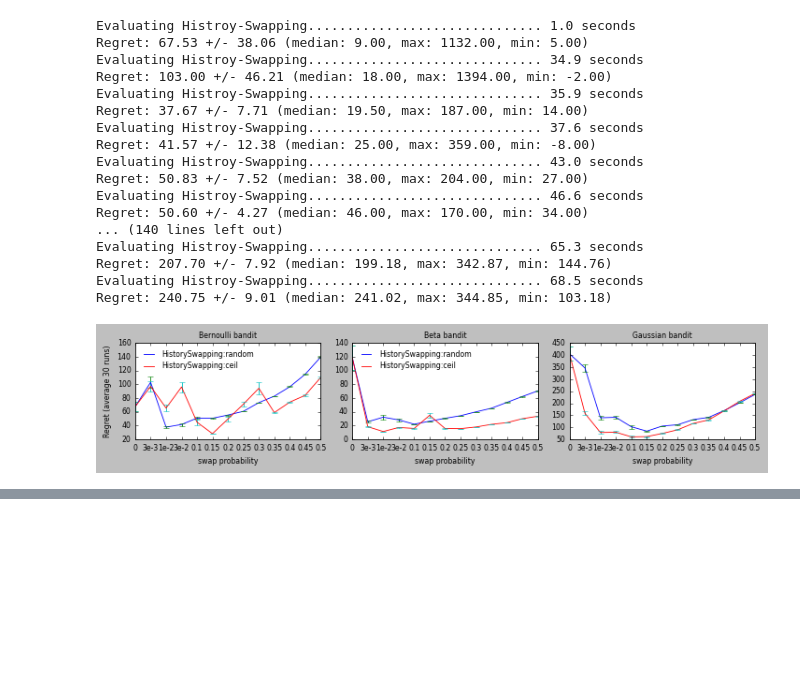
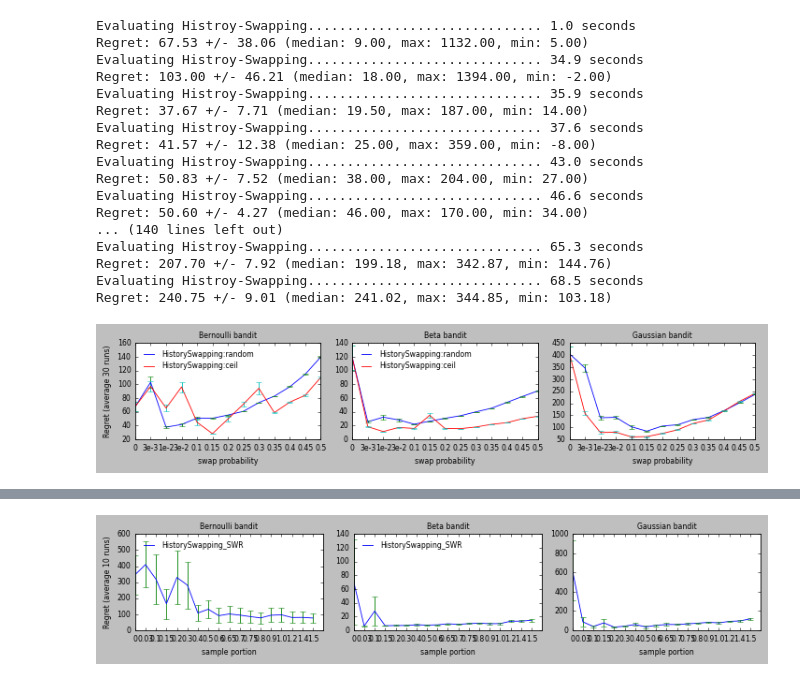
Before and after one commit to MyTHWN/Bandit-Randomization-Algorithms, a Jupyter notebook: notebooks/HSE_parallel_tune.ipynb, the cells around one changed output, grey strips where cells are left out. Saved outputs shown, nothing was run; the diff lists cells and outputs as text; code cells hidden in the pictures; blank space fills up the shorter version.

```diff
--- a/notebooks/HSE_parallel_tune.ipynb
+++ b/notebooks/HSE_parallel_tune.ipynb
@@ -82,10 +82,11 @@ for fig in range(3):
                         "sample_method": sample_method}, env, n, num_process=12)
             cum_regret = regret.sum(axis=0)
             regret_means.append(cum_regret.mean())
-            regret_vars.append(cum_regret.std()/num_runs)
+            regret_vars.append(cum_regret.std()/np.sqrt(num_runs))
 
-        plt.plot(x_axis, regret_means, dashes=linestyle2dashes('-'), label=alg+':'+sample_method)
-        plt.errorbar(x_axis, regret_means, regret_vars, fmt="none")#, ecolor=colors[alg])
+        plt.plot(x_axis, regret_means, dashes=linestyle2dashes('-'),
+                 label=alg+':'+sample_method)
+        plt.errorbar(x_axis, regret_means, regret_vars, fmt="none")
         plt.xticks(x_axis, swap_probs_labels)
 
   if fig == 0:
@@ -127,3 +128,74 @@ Regret: 207.70 +/- 7.92 (median: 199.18, max: 342.87, min: 144.76)
 Evaluating Histroy-Swapping.............................. 68.5 seconds
 Regret: 240.75 +/- 9.01 (median: 241.02, max: 344.85, min: 103.18)
 [figure]
+# %%
+import datetime
+
+sample_portions = [0, 3e-2, 0.1, 0.15, 0.2, 0.3, 0.4, 0.5, 0.6, 0.65,
+                   0.7, 0.75, 0.8, 0.9, 1.0, 1.2, 1.4, 1.5]
+sample_portions_labels = [str(x) for x in sample_portions]
+
+# sample_portions = [0, 0.1, 0.2, 0.5, 0.7, 1.0]
+# sample_portions_labels = ['0', '0.1', '0.2',
+#                           '0.5', '0.7', '1.0']
+
+x_axis = np.arange(len(sample_portions))
+num_runs = 10
+n = 10000
+K = 10
+
+plt.figure(figsize=(9, 2))
+algs = ['HistorySwapping_SWR']
+colors = {'HistorySwapping_SWR':'red'}
+
+for fig in range(3):
+  env = []
+  for run in range(num_runs):
+    mu = np.random.rand(K)
+    if fig == 0:
+      env.append(BerBandit(mu))
+    elif fig == 1:
+      env.append(BetaBandit(mu))
+    else:
+      env.append(GaussBandit(mu))
+
+  plt.subplot(1, 3, fig + 1)
+  #plt.subplot(1, 1, 1)
+
+  for alg in algs:
+    alg_class = globals()[alg]
+    regret_means = []
+    regret_vars = []
+    for sample_portion in sample_portions:
+        regret, _ = evaluate_parallel(alg_class, {"sample_portion": sample_portion},
+                                      env, n, num_process=10)
+        cum_regret = regret.sum(axis=0)
+        regret_means.append(cum_regret.mean())
+        regret_vars.append(cum_regret.std()/np.sqrt(num_runs))
+
+    plt.plot(x_axis, regret_means, dashes=linestyle2dashes('-'),
+             label=alg)
+    plt.errorbar(x_axis, regret_means, regret_vars, fmt="none")
+    plt.xticks(x_axis, sample_portions_labels)
+
+  if fig == 0:
+    plt.title("Bernoulli bandit")
+  elif fig == 1:
+    plt.title("Beta bandit")
+  else:
+    plt.title("Gaussian bandit")
+
+  plt.xlabel("sample portion")
+  if not fig:
+    plt.ylabel("Regret (average {} runs)".format(num_runs))
+
+  if fig <= 1:
+    plt.legend(loc="upper left", frameon=False)
+
+plt.tight_layout()
+now = datetime.datetime.now()
+with open("../results/HS_SWR_vs_SamplePortion_{}_{}_{}_{}.jpeg" \
+          .format(now.month, now.day, now.hour, now.minute), "wb") as f:
+  plt.savefig(f, format="jpeg", dpi=1200, bbox_inches=0)
+plt.show()
+# %% [output]
@@ -129,0 +219 @@ Regret: 240.75 +/- 9.01 (median: 241.02, max: 344.85, min: 103.18)
+[figure, added]
```
Also changed, not shown: parts of 1 cell of this notebook, 4 other files.
